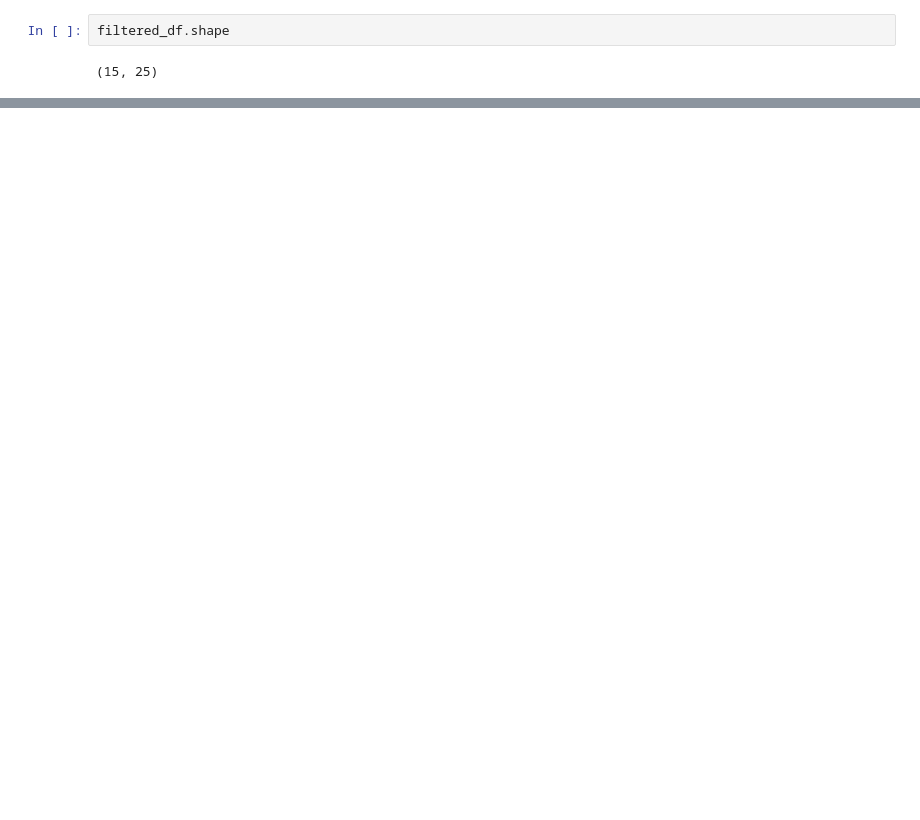
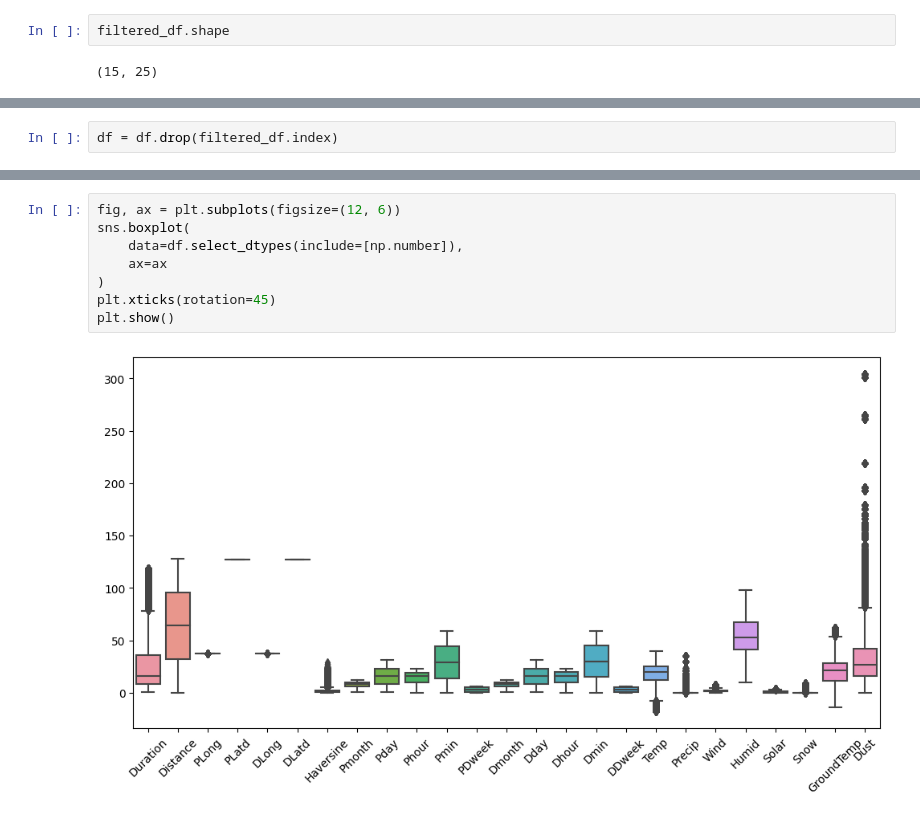
Before and after one commit to Kiran0R0Patil/seoul-bike-insights-and-predictions, a Jupyter notebook: seoul-bike-insights-and-predictions.ipynb, the cells around one changed output, grey strips where cells are left out. Saved outputs shown, nothing was run; the diff lists cells and outputs as text; blank space fills up the shorter version.

```diff
--- a/seoul-bike-insights-and-predictions.ipynb
+++ b/seoul-bike-insights-and-predictions.ipynb
@@ -224,0 +231,2 @@ filtered_df.shape
+# %%
+df = df.drop(filtered_df.index)
@@ -224,0 +276,10 @@ filtered_df.shape
+# %%
+fig, ax = plt.subplots(figsize=(12, 6))
+sns.boxplot(
+    data=df.select_dtypes(include=[np.number]),
+    ax=ax
+)
+plt.xticks(rotation=45)
+plt.show()
+# %% [output]
+[figure, added]
```
Also changed, not shown: parts of 15 cells of this notebook.
